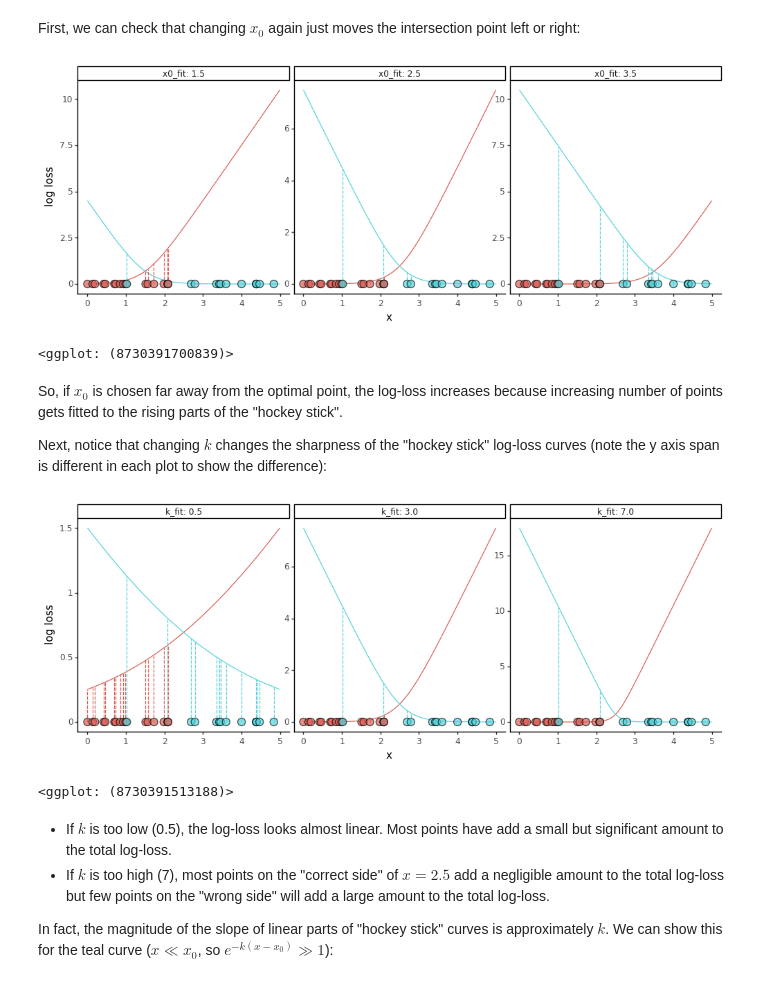
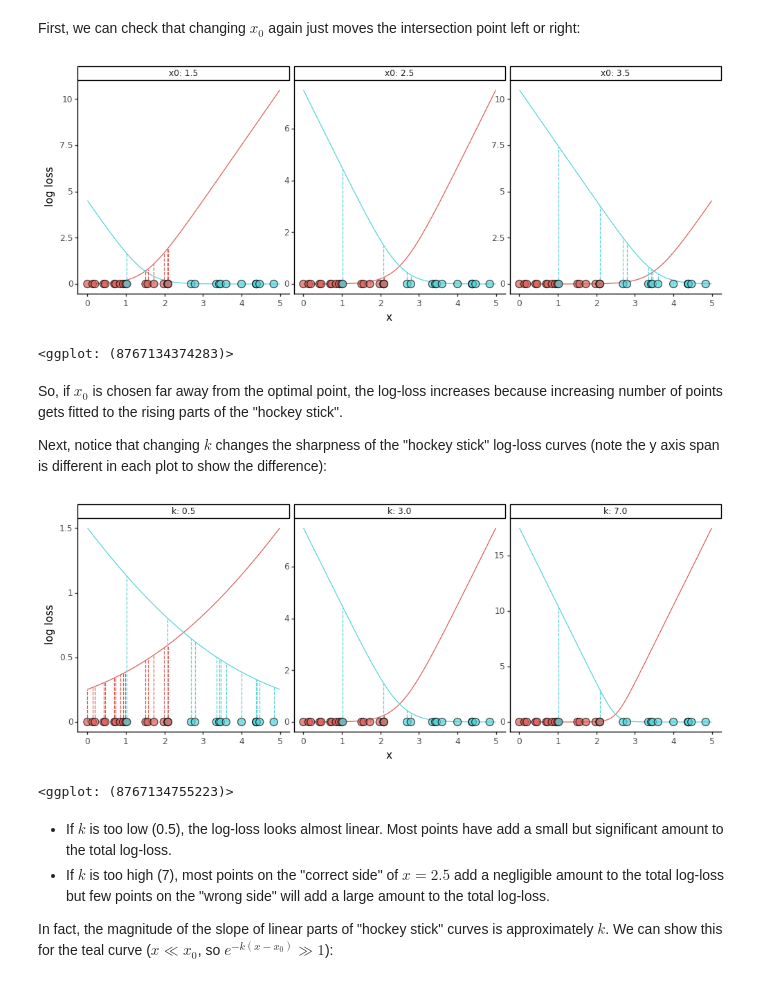
Before and after one commit to igor-sb/blog, a Jupyter notebook: posts/logistic_regression_clean.ipynb, the cells around one changed output. Drawn from its saved outputs; the diff is of its cells as text; code cells hidden in the pictures.

```diff
--- a/posts/logistic_regression_clean.ipynb
+++ b/posts/logistic_regression_clean.ipynb
@@ -185,52 +174,47 @@ Unlike ordinary least-square method for linear regression, minimizing this funct
 # %% [markdown]
 How does changing $k$ and $x_0$ affect this fit?
 # %%
-def create_sample_and_logloss_data_from_params(params):
-    df_list = []
+def fit_parameter_combinations(sample_df, combinations):
+    sample_df_list = []
     logloss_df_list = []
-    for x0, k in zip(params['x0'], params['k']):
-        df, logloss_df = create_sample_and_logloss_data(
-            k=3,
-            x0=2.5,
-            k_fit=k,
-            x0_fit=x0,
-            n_points=30
-        )
-        df['x0_fit'] = logloss_df['x0_fit'] = x0
-        df['k_fit'] = logloss_df['k_fit'] = k
-        df_list.append(df)
+    for k, x0 in combinations:
+        sample_fit_df, logloss_df = fit_data_to_logloss(sample_df, k, x0)
+        sample_fit_df['k'] = logloss_df['k'] = k
+        sample_fit_df['x0'] = logloss_df['x0'] = x0
+        sample_df_list.append(sample_fit_df)
         logloss_df_list.append(logloss_df)
 
-    dfs = pd.concat(df_list, ignore_index=True)
-    logloss_dfs = pd.concat(logloss_df_list, ignore_index=True)
-    return (dfs, logloss_dfs)
+    return (
+        pd.concat(sample_df_list, ignore_index=True),
+        pd.concat(logloss_df_list, ignore_index=True)
+    )
 # %% [markdown]
 First, we can check that changing $x_0$ again just moves the intersection point left or right:
 # %%
 from logistic.plots import plot_logistic_fit_panel
 
-x0_dfs, x0_logloss_dfs = create_sample_and_logloss_data_from_params({
-    'x0': [1.5, 2.5, 3.5],
-    'k': [3, 3, 3]
-})
+x0_dfs, x0_logloss_dfs = fit_parameter_combinations(
+    sample_df,
+    [(3, 1.5), (3, 2.5), (3, 3.5)]
+)
 
-plot_logistic_fit_panel(x0_dfs, x0_logloss_dfs, '~x0_fit')
+plot_logistic_fit_panel(x0_dfs, x0_logloss_dfs, '~x0')
 # %% [output]
-[figure, old version]
+[figure, new version]
-<ggplot: (8730391700839)>
+<ggplot: (8767134374283)>
 # %% [markdown]
 So, if $x_0$ is chosen far away from the optimal point, the log-loss increases because increasing number of points gets fitted to the rising parts of the "hockey stick".
 
 Next, notice that changing $k$ changes the sharpness of the "hockey stick" log-loss curves (note the y axis span is different in each plot to show the difference):
 # %%
-k_dfs, k_logloss_dfs = create_sample_and_logloss_data_from_params({
-    'x0': [2.5, 2.5, 2.5],
-    'k': [0.5, 3, 7]
-})
-plot_logistic_fit_panel(k_dfs, k_logloss_dfs, '~k_fit')
+k_dfs, k_logloss_dfs = fit_parameter_combinations(
+    sample_df,
+    [(0.5, 2.5), (3, 2.5), (7, 2.5)]
+)
+plot_logistic_fit_panel(k_dfs, k_logloss_dfs, '~k')
 # %% [output]
-[figure, old version]
+[figure, new version]
-<ggplot: (8730391513188)>
+<ggplot: (8767134755223)>
 # %% [markdown]
 * If $k$ is too low (0.5), the log-loss looks almost linear. Most points have add a small but significant amount to the total log-loss.
 * If $k$ is too high (7), most points on the "correct side" of $x = 2.5$ add a negligible amount to the total log-loss but few points on the "wrong side" will add a large amount to the total log-loss.
```
Also changed, not shown: parts of 11 cells of this notebook.
